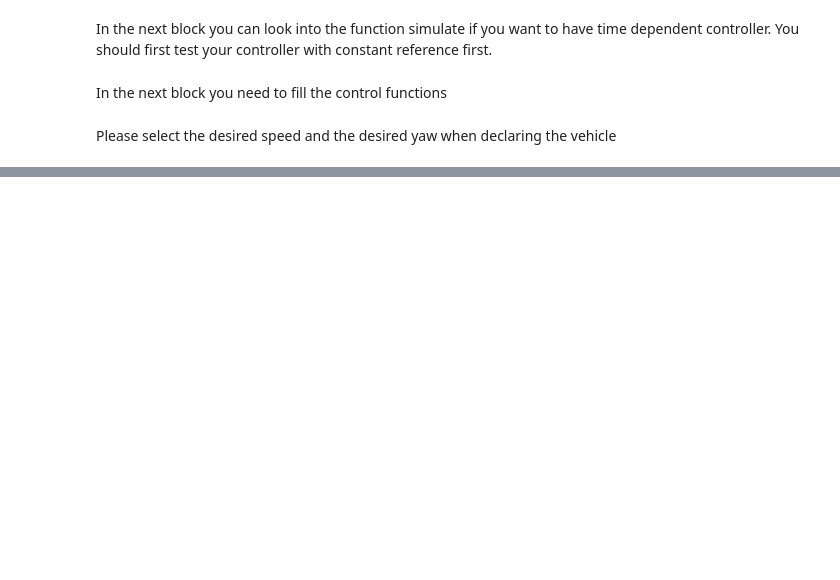
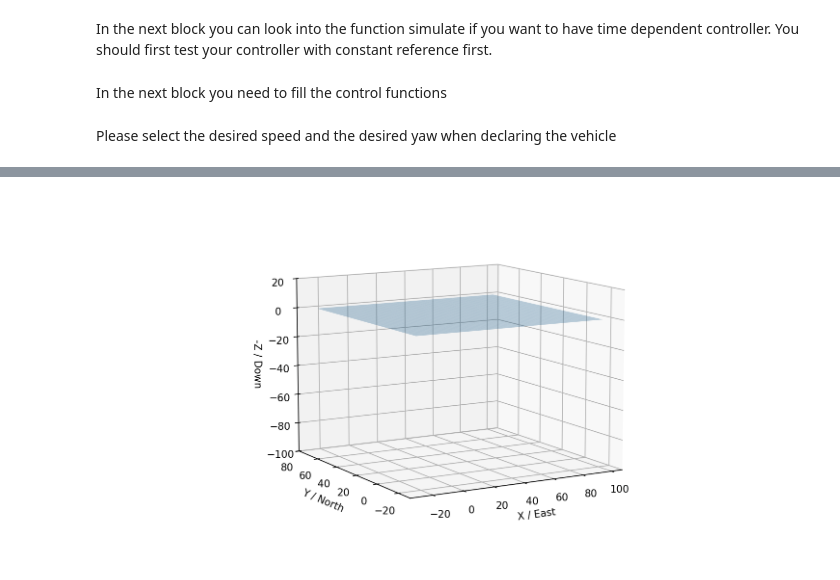
Before and after one commit to natslimak/OceanCourses, a Jupyter notebook: MarineRobotics/2. motion_control_V2.ipynb, the cells around one changed output, grey strips where cells are left out. Cells and saved outputs as stored; diff of their text form; code cells hidden in the pictures; blank space fills up the shorter version.

```diff
--- a/MarineRobotics/2. motion_control_V2.ipynb
+++ b/MarineRobotics/2. motion_control_V2.ipynb
@@ -305,3 +338,5 @@ plot3D(simData, numDataPoints, FPS, filename, 3)
 # %%
 from IPython.display import Image
-#Image(open('3D_animation.gif','rb').read())
+Image(open('3D_animation.gif','rb').read())
+# %% [output]
+[figure, added]
```
Also changed, not shown: parts of 7 cells of this notebook, 5 other files.
